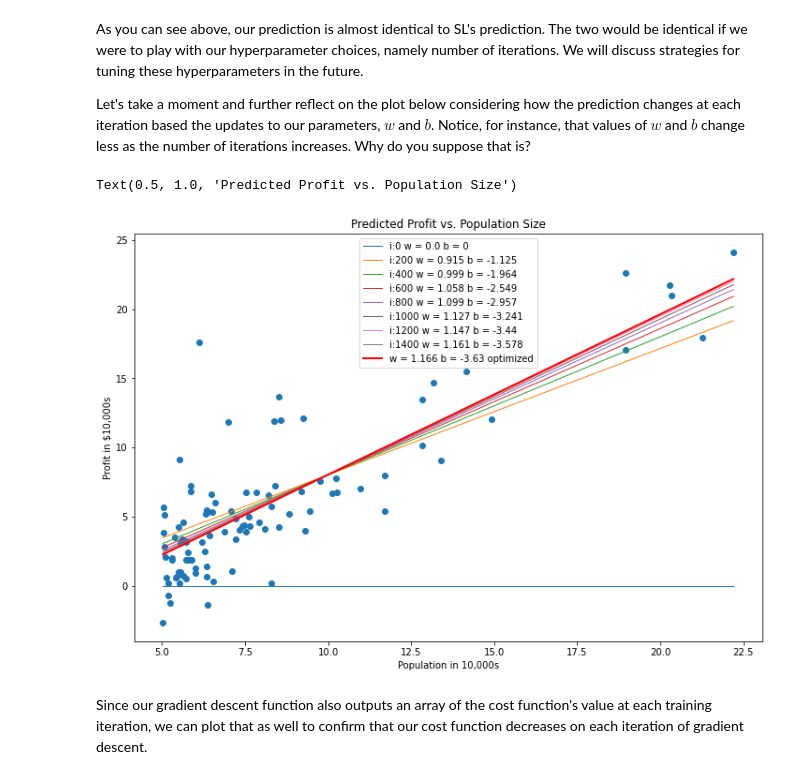
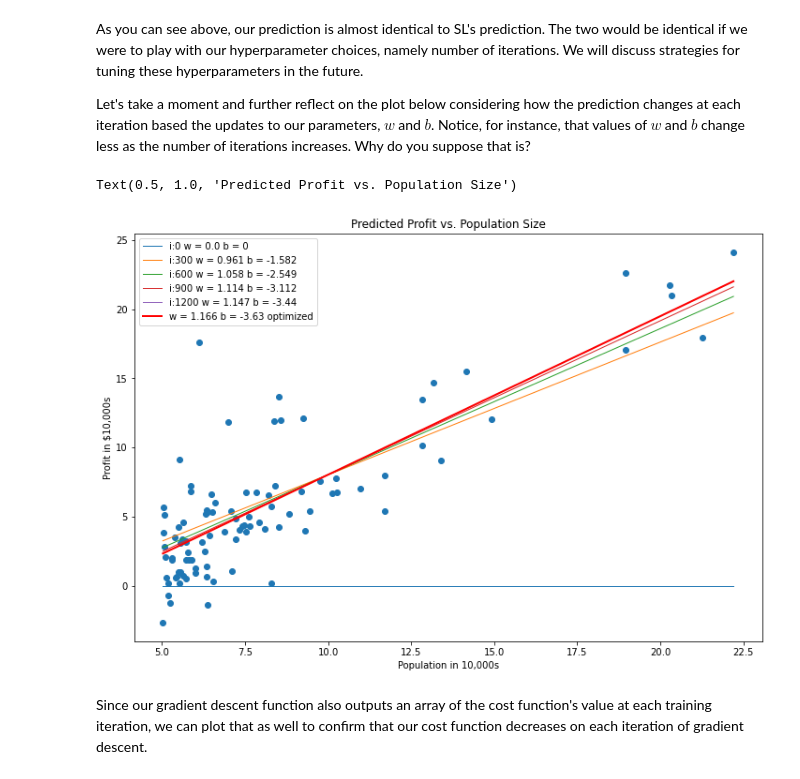
Before and after one commit to LuketheDukeBates/Linear-Regression-Demo, a Jupyter notebook: Linear Regression Demo.ipynb, the cells around one changed output. Drawn from its saved outputs; the diff is of its cells as text; code cells hidden in the pictures.

```diff
--- a/Linear Regression Demo.ipynb
+++ b/Linear Regression Demo.ipynb
@@ -124,7 +129,8 @@ def computeCost(X, y, b=0, w=np.zeros((X.shape[1],1))):
     m = y.size
 
     y_hat = np.dot(X, w) + b
-    J = 1 / (2 * m) * np.sum(np.square(y_hat - y))
+    L = np.square(y_hat - y)
+    J = 1 / (2 * m) * np.sum(L)
 
     return J
 # %% [markdown]
@@ -256,23 +262,23 @@ Let's take a moment and further reflect on the plot below considering how the pr
 # %%
 fig, ax = plt.subplots(figsize=(12,8))
 for i in range(iters):
     new_w = ws[i]
     new_b = bs[i]
-    if i%200 == 0:
+    if i%300 == 0:
         y_line = (new_w * x_line) + new_b
         ax.plot(x_line, y_line, linewidth=1.0, label='i:{} w = {} b = {}'
                     .format(i, np.round(new_w,3), np.round(new_b,3)))
     if i+1 == iters:
         ax.plot(x_line, y_line, linewidth=2.0, c='r',label='w = {} b = {} optimized'
                 .format(np.round(new_w,3), np.round(new_b,3)))
 ax.scatter(X, y)
 ax.legend()
 ax.set_xlabel('Population in 10,000s')
 ax.set_ylabel('Profit in $10,000s')
 ax.set_title('Predicted Profit vs. Population Size')
 # %% [output]
 Text(0.5, 1.0, 'Predicted Profit vs. Population Size')
-[figure, old version]
+[figure, new version]
 # %% [markdown]
 Since our gradient descent function also outputs an array of the cost function's value at each training iteration, we can plot that as well to confirm that our cost function decreases on each iteration of gradient descent.
 # %%
```
Also changed, not shown: parts of 1 cell of this notebook.
